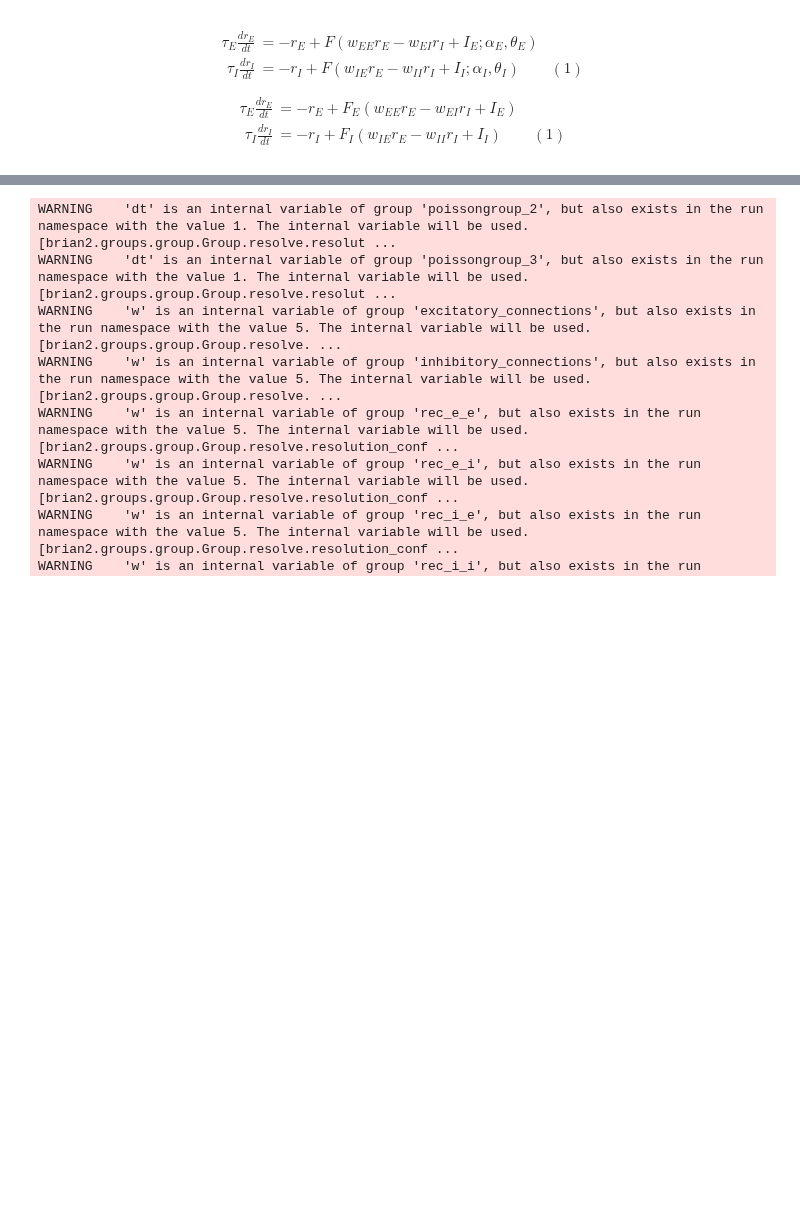
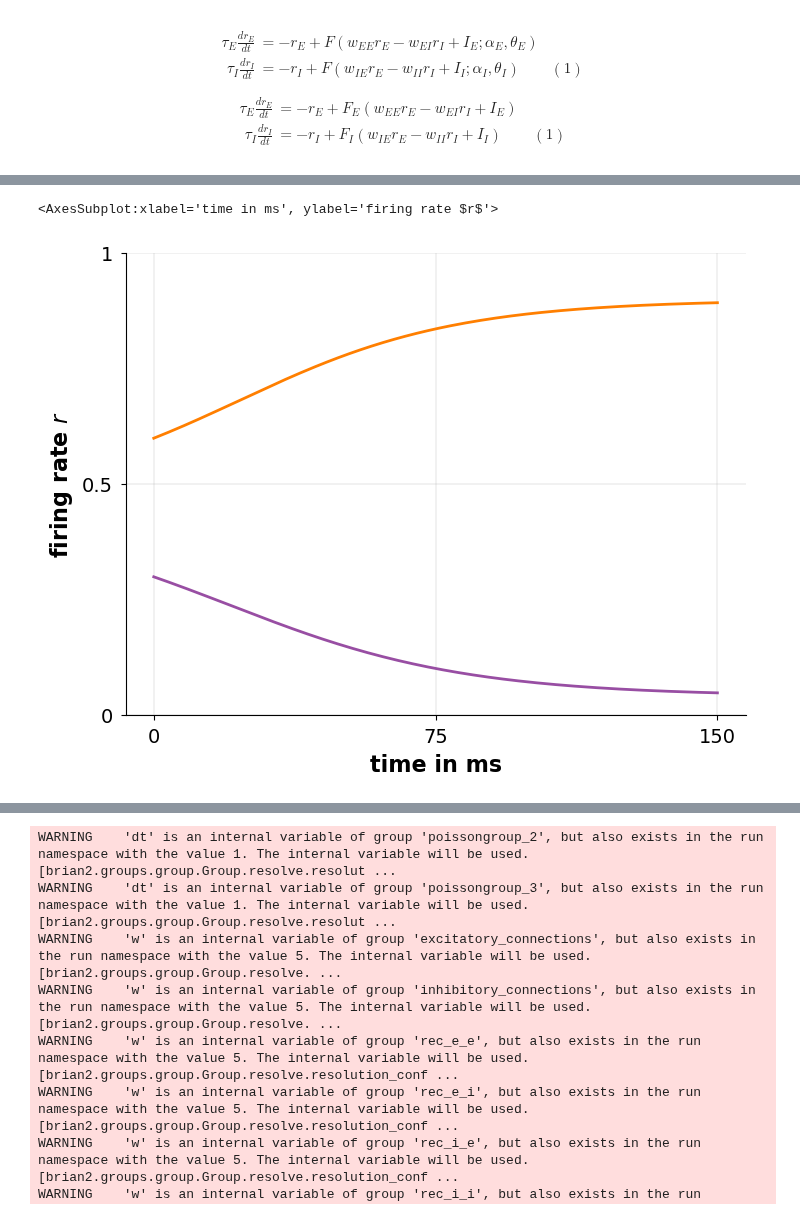
Before and after one commit to comp-neural-circuits/intro-to-comp-neuro, a Jupyter notebook: notebooks/Exc_8/notebook_8.ipynb, the cells around one changed output, grey strips where cells are left out. Saved outputs shown, nothing was run; the diff lists cells and outputs as text; code cells hidden in the pictures; blank space fills up the shorter version.

```diff
--- a/notebooks/Exc_8/notebook_8.ipynb
+++ b/notebooks/Exc_8/notebook_8.ipynb
@@ -228,0 +211,9 @@ Text(0, 0.5, 'firing rate $r$')
+# %%
+example = RecurrentNetwork(w = 5, alpha = 1.2, theta = 2.8, tau = 20)
+example.run_simulation(r_0 = 0.3, I_ext = 0.5, time_steps = 150)
+ax = example.show_simulation_result(color = '#984ea3',ax = None)
+example.run_simulation(r_0 = 0.6, I_ext = 0.5, time_steps = 150)
+example.show_simulation_result(color = '#ff7f00',ax = ax )
+# %% [output]
+<AxesSubplot:xlabel='time in ms', ylabel='firing rate $r$'>
+[figure, added]
```
Also changed, not shown: parts of 22 cells of this notebook, 1 other file.
